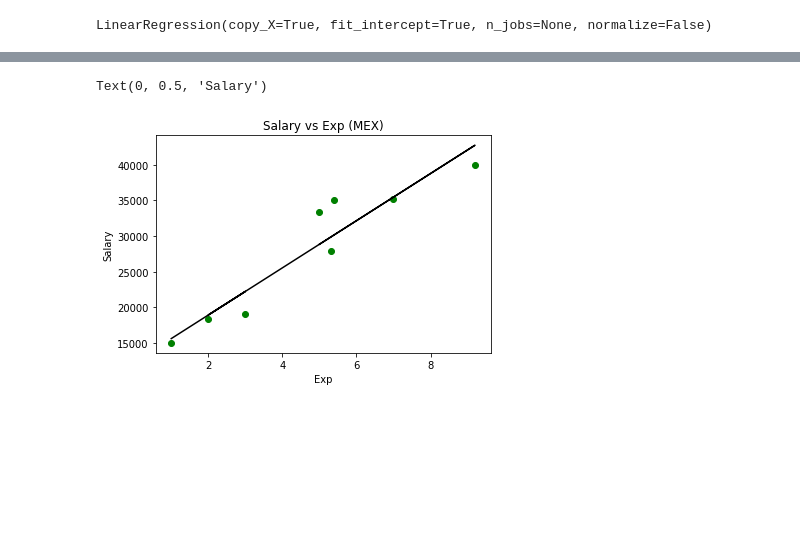
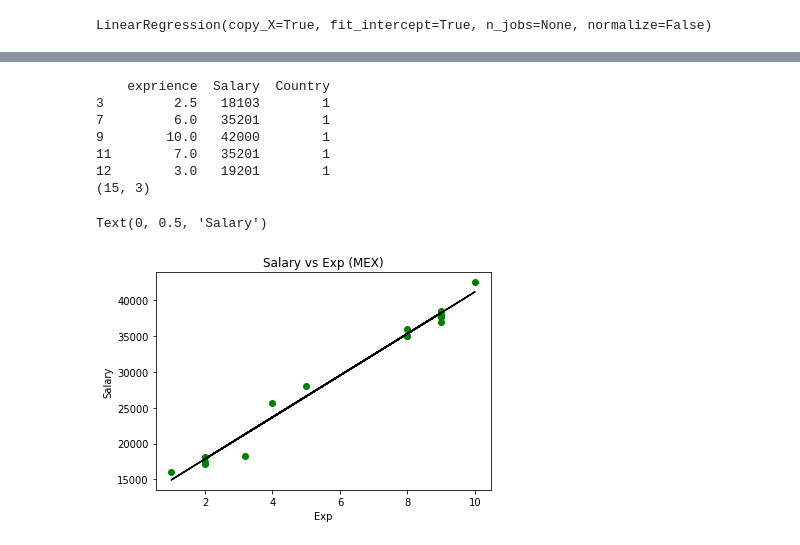
Before and after one commit to TheGlitchCat/Python-Course, a Jupyter notebook: Week 7/02 - Linear Regression.ipynb, the cells around one changed output, grey strips where cells are left out. Saved outputs shown, nothing was run; the diff lists cells and outputs as text; code cells hidden in the pictures; blank space fills up the shorter version.

```diff
--- a/Week 7/02 - Linear Regression.ipynb
+++ b/Week 7/02 - Linear Regression.ipynb
@@ -320,19 +427,27 @@ prediction(8,regr, x_train, y_train)
 # %%
 mex = df[df['Country'] == 1]
-mex.head()
+print(mex.head())
+print(mex.shape)
 x = col.iloc[:, :-2].values
 y = col.iloc[:, 1].values
 x_train, x_test, y_train, y_test = train_test_split(x,y, test_size= 0.2, random_state=0)
 regr.fit(x_train, y_train)
 plotter = plt
 plotter.scatter(x_train, y_train, color='green')
 plotter.plot(x_train, regr.predict(x_train), color='black')
 plotter.title('Salary vs Exp (MEX)')
 plotter.xlabel('Exp')
 plotter.ylabel('Salary')
 # %% [output]
-Text(0, 0.5, 'Salary')
+    exprience  Salary  Country
+3         2.5   18103        1
+7         6.0   35201        1
+9        10.0   42000        1
+11        7.0   35201        1
+12        3.0   19201        1
+(15, 3)
+Text(0, 0.5, 'Salary')
-[figure, old version]
+[figure, new version]
 # %%
 # plot our test data
 
```
Also changed, not shown: parts of 47 cells of this notebook, 2 other files.
